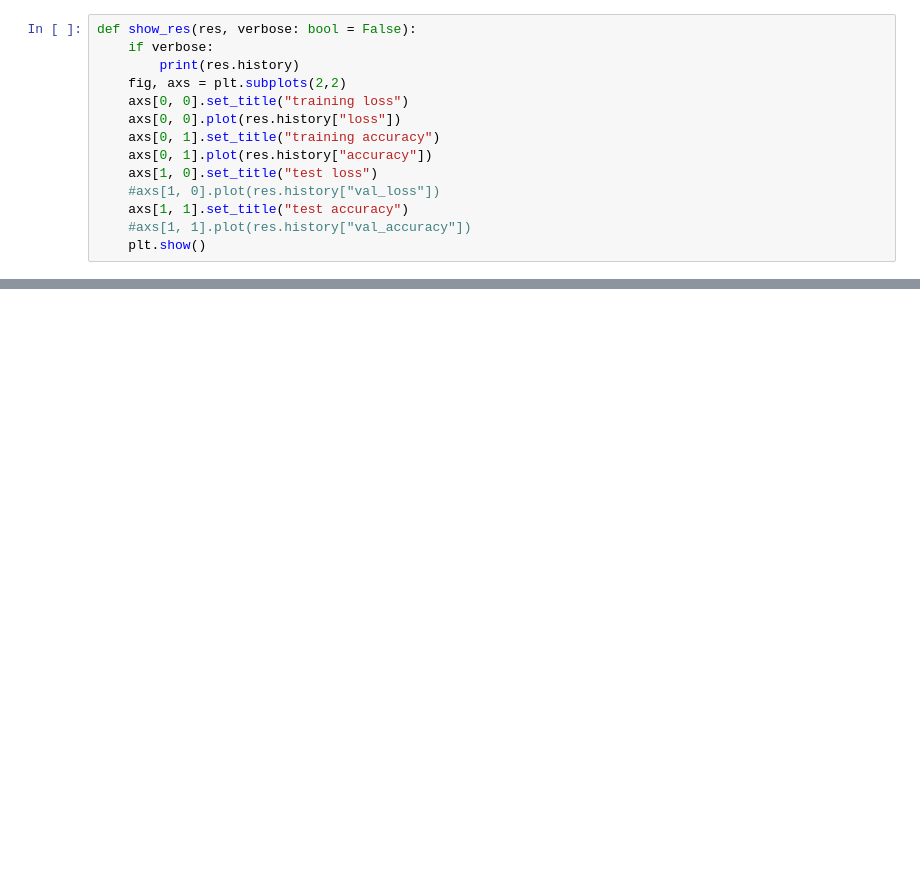
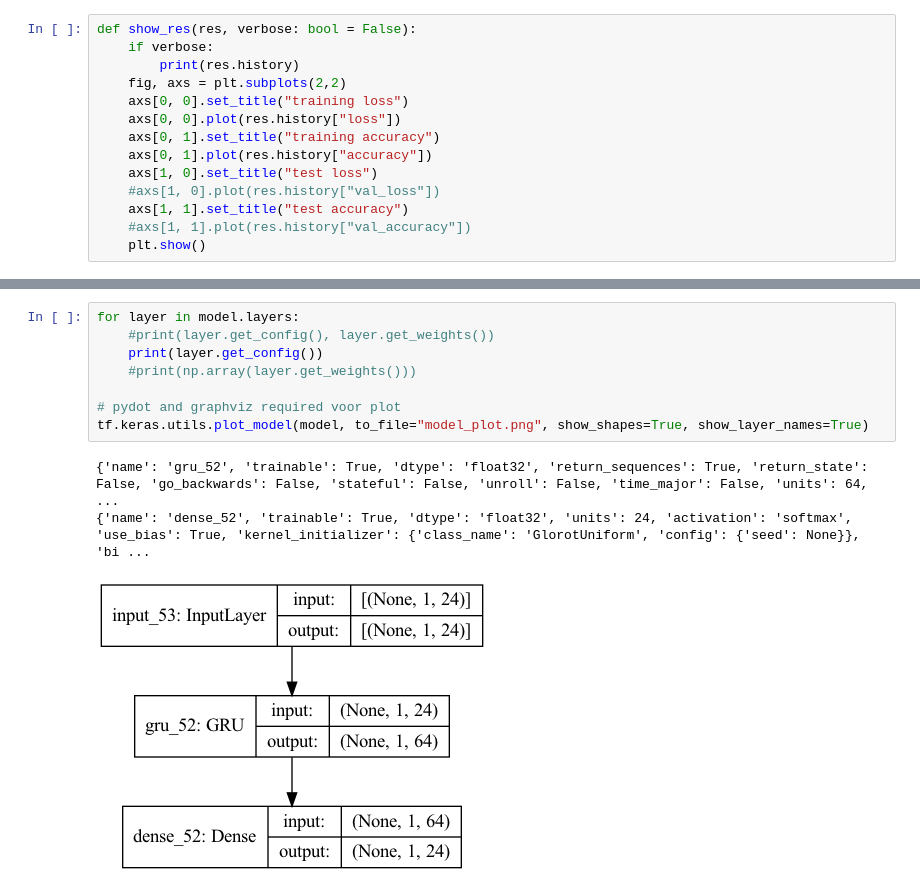
Before and after one commit to Altibertalt/thesis_model, a Jupyter notebook: modelling_version2.ipynb, the cells around one changed output, grey strips where cells are left out. Cells and saved outputs as stored; diff of their text form; blank space fills up the shorter version.

```diff
--- a/modelling_version2.ipynb
+++ b/modelling_version2.ipynb
@@ -243,0 +300,12 @@ print(y_test[0])
+# %%
+for layer in model.layers:
+    #print(layer.get_config(), layer.get_weights())
+    print(layer.get_config())
+    #print(np.array(layer.get_weights()))
+
+# pydot and graphviz required voor plot
+tf.keras.utils.plot_model(model, to_file="model_plot.png", show_shapes=True, show_layer_names=True)
+# %% [output]
+{'name': 'gru_52', 'trainable': True, 'dtype': 'float32', 'return_sequences': True, 'return_state': False, 'go_backwards': False, 'stateful': False, 'unroll': False, 'time_major': False, 'units': 64,  ...
+{'name': 'dense_52', 'trainable': True, 'dtype': 'float32', 'units': 24, 'activation': 'softmax', 'use_bias': True, 'kernel_initializer': {'class_name': 'GlorotUniform', 'config': {'seed': None}}, 'bi ...
+[figure, added]
```
Also changed, not shown: parts of 13 cells of this notebook.
